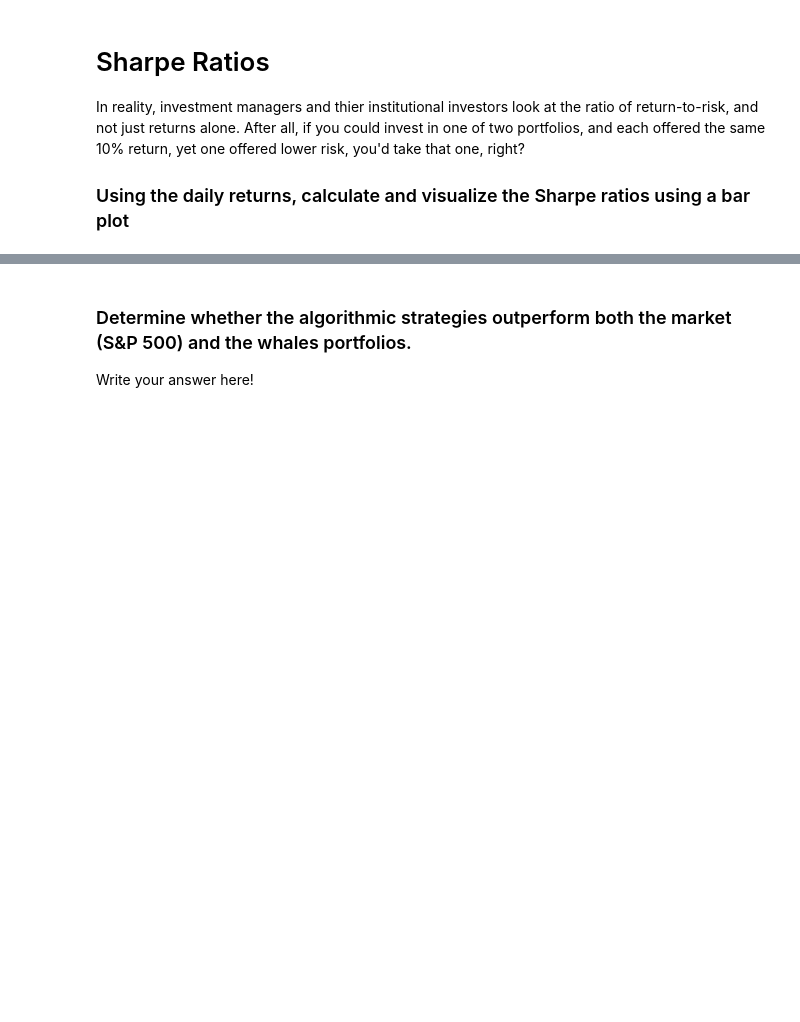
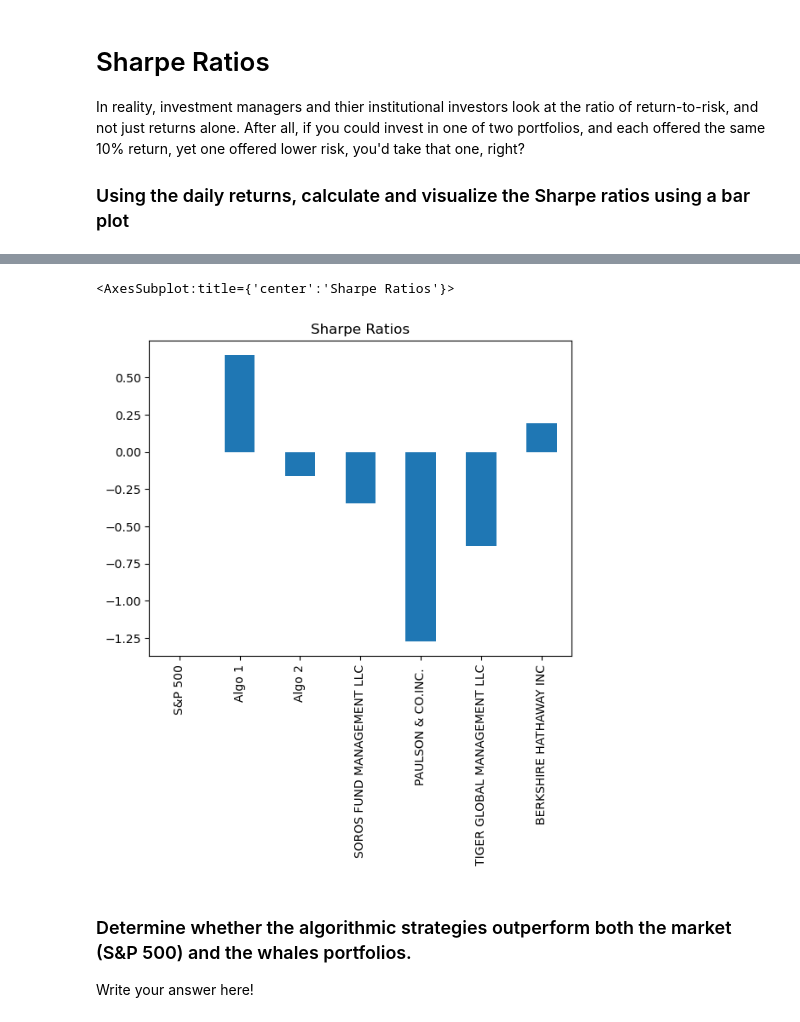
Before and after one commit to MiguelEMB/portfolios_anlysis, a Jupyter notebook: Starter_Code/whale_analysis.ipynb, the cells around one changed output, grey strips where cells are left out. Saved outputs shown, nothing was run; the diff lists cells and outputs as text; code cells hidden in the pictures; blank space fills up the shorter version.

```diff
--- a/Starter_Code/whale_analysis.ipynb
+++ b/Starter_Code/whale_analysis.ipynb
@@ -76,7 +77,7 @@ Read the algorithmic daily returns and clean the data
 # %%
 # Reading algorithmic returns
 
-algo_returns_path = '/Users/mm/Downloads/Fintech_Bootcamp/assigments/3/portfolios_anlysis/Starter_Code/Resources/algo_returns.csv'
+algo_returns_path = Path('../Starter_Code/Resources/algo_returns.csv')
 
 algo_returns_df = pd.read_csv(algo_returns_path, index_col = 'Date' ,  parse_dates=True, infer_datetime_format=True )
 
@@ -108,7 +109,7 @@ Read the S&P 500 historic closing prices and create a new daily returns DataFram
 # %%
 # Reading S&P 500 Closing Prices
 
-spy_path = "/Users/mm/Downloads/Fintech_Bootcamp/assigments/3/portfolios_anlysis/Starter_Code/Resources/sp500_history.csv"
+spy_path = Path("../Starter_Code/Resources/sp500_history.csv")
 
 spy_df = pd.read_csv(spy_path, index_col = 'Date' , parse_dates = True, infer_datetime_format= True )
 
@@ -451,0 +463,9 @@ In reality, investment managers and thier institutional investors look at the ra
+# %%
+# Annualized Sharpe Ratios
+
+#I'm using the S&P 500 as the Risk free rate, but i don't that is appropiate. I consider that the T-bills will actually be better and choosing the one that is closer to your investment time horizon
+
+
+portfolios_annual_sharpe_ratio = ((combined_daily_return.mean()-combined_daily_return['S&P 500'].mean()) * 252) / (combined_daily_return.std() * np.sqrt(252))
+
+portfolios_annual_sharpe_ratio
@@ -452,5 +481,10 @@ In reality, investment managers and thier institutional investors look at the ra
 # %%
 # Visualize the sharpe ratios as a bar plot
+
+portfolios_annual_sharpe_ratio.plot(kind="bar", title="Sharpe Ratios")
+# %% [output]
+<AxesSubplot:title={'center':'Sharpe Ratios'}>
+[figure, added]
 # %% [markdown]
 ### Determine whether the algorithmic strategies outperform both the market (S&P 500) and the whales portfolios.
 
```
Also changed, not shown: parts of 15 cells of this notebook.
